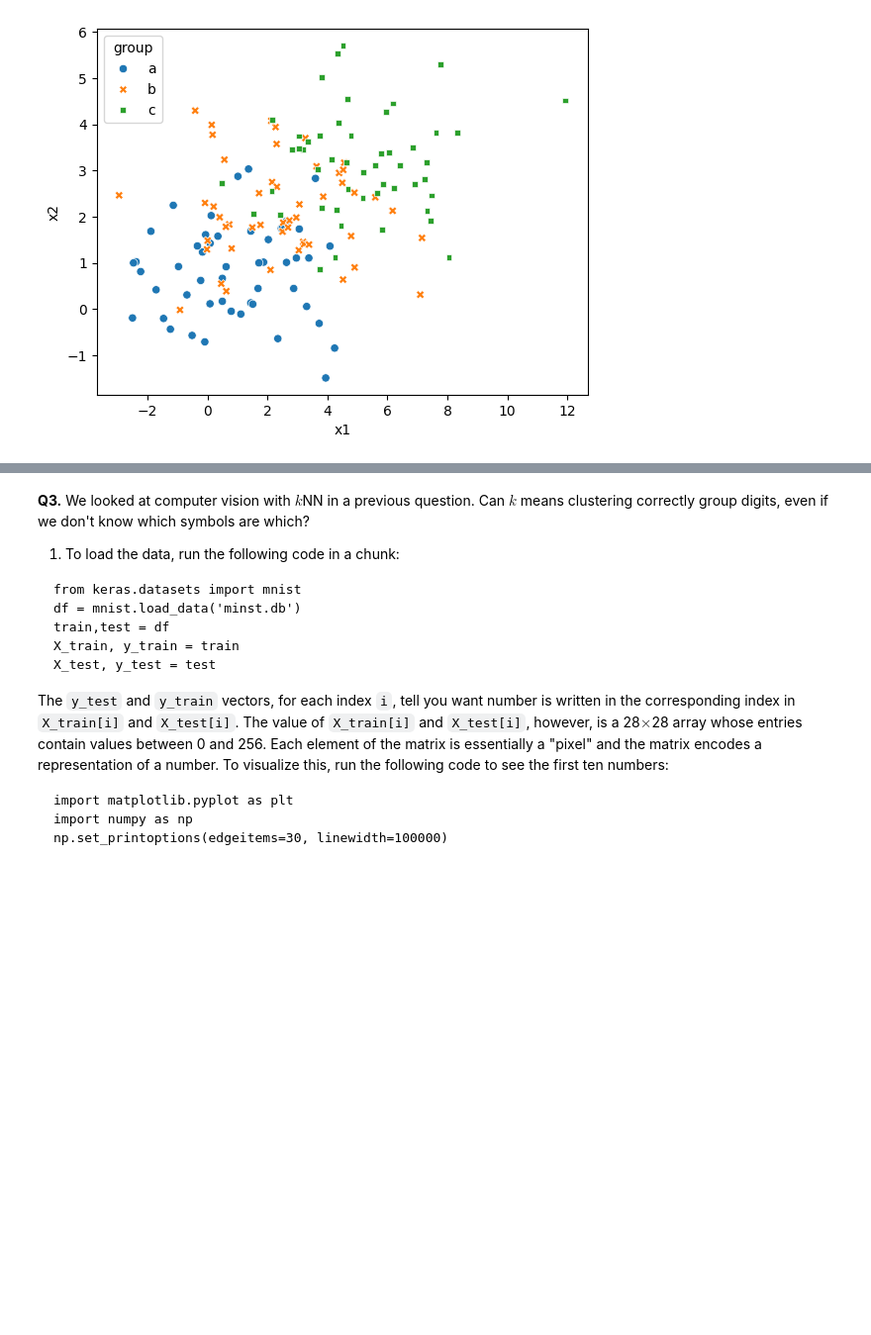
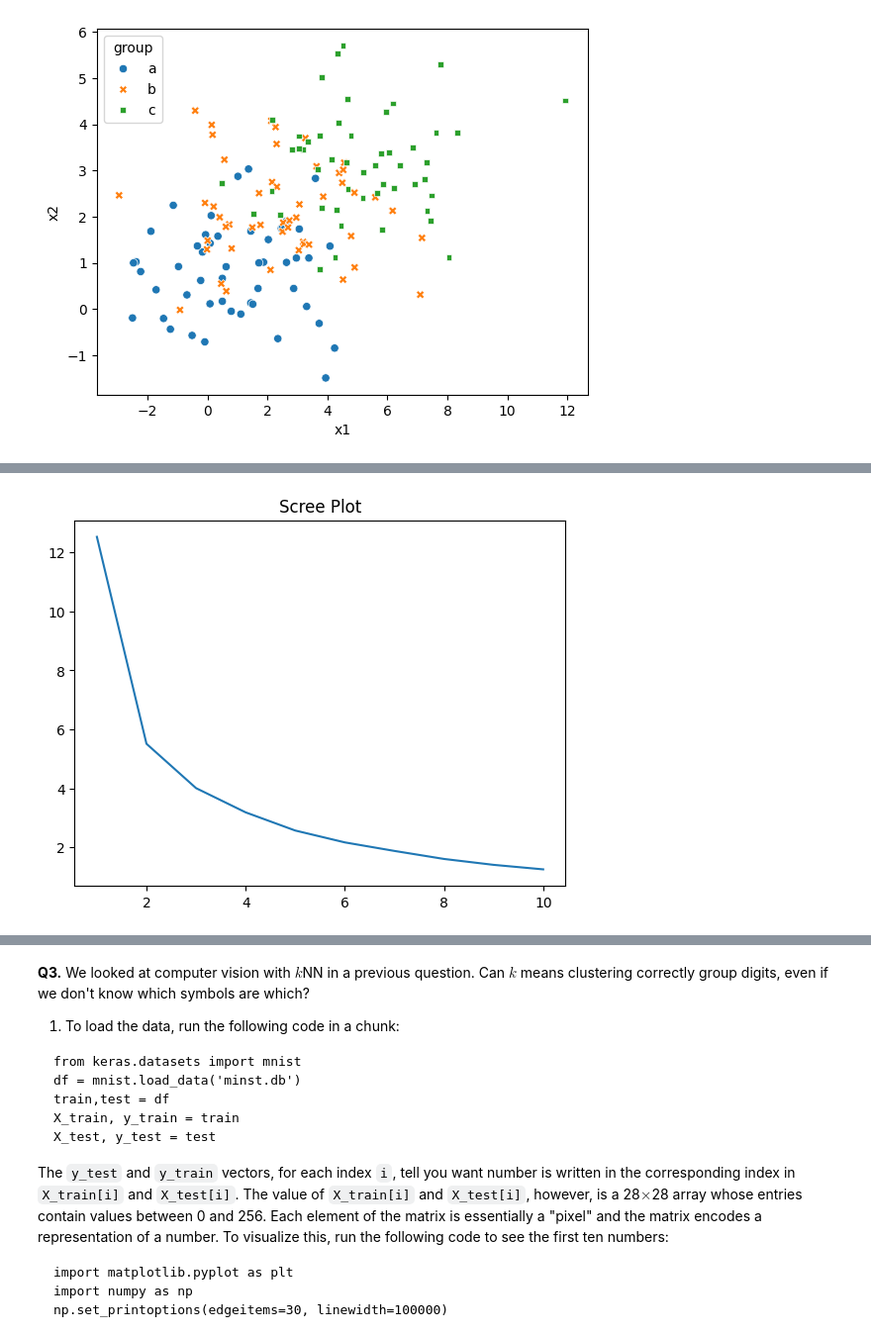
Before and after one commit to vnewsome/kmc, a Jupyter notebook: assignment_kmc.ipynb, the cells around one changed output, grey strips where cells are left out. Shown at 99% size. Saved outputs shown, nothing was run; the diff lists cells and outputs as text; code cells hidden in the pictures; blank space fills up the shorter version.

```diff
--- a/assignment_kmc.ipynb
+++ b/assignment_kmc.ipynb
@@ -326,0 +348,6 @@ ValueError: could not convert string to float: 'a'
+# %%
+X1_0 = df1_0.loc[ : , ['x1','x2'] ]
+X1_0 = X1_0.apply(maxmin)
+scree(X1_0)
+# %% [output]
+[figure, added]
```
Also changed, not shown: parts of 6 cells of this notebook.
